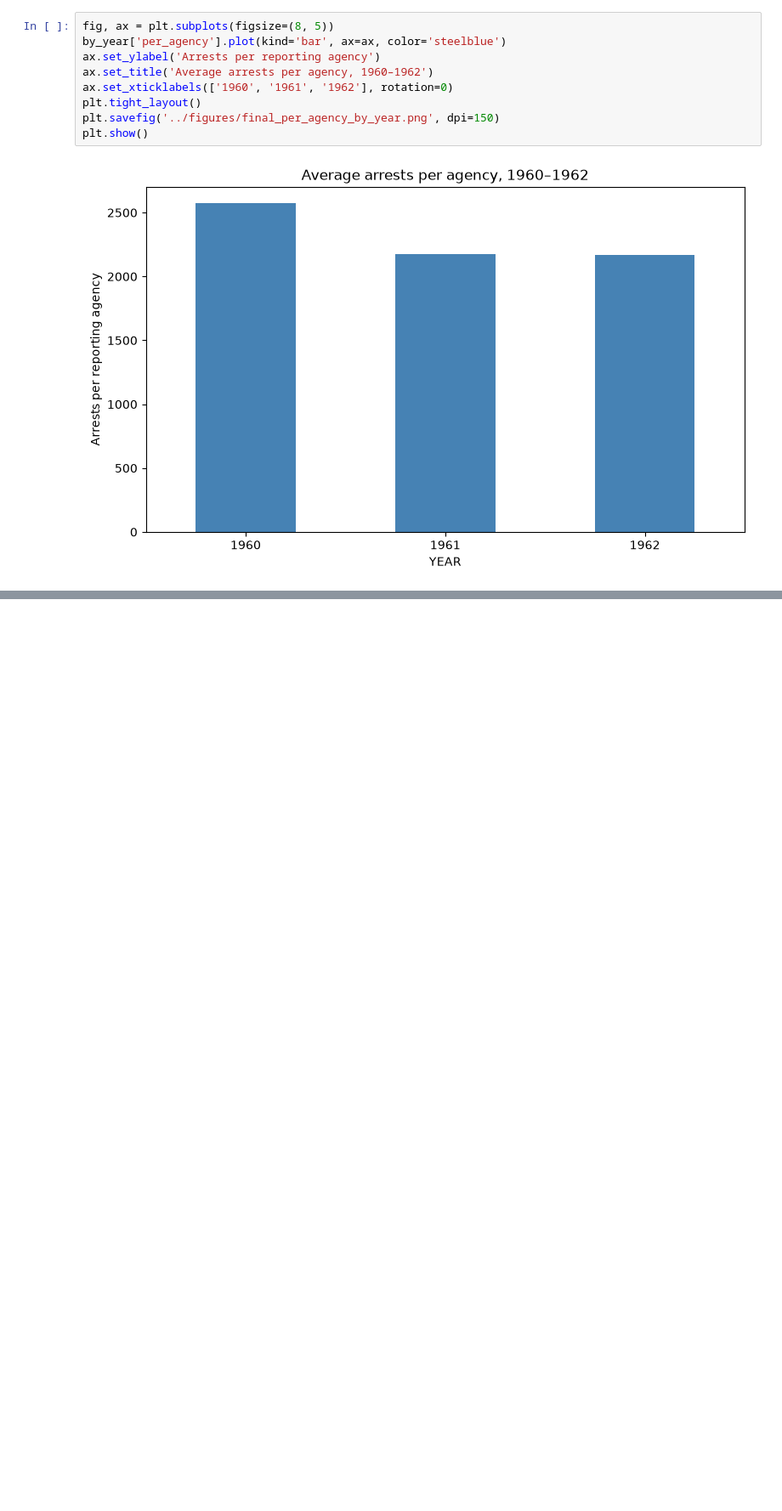
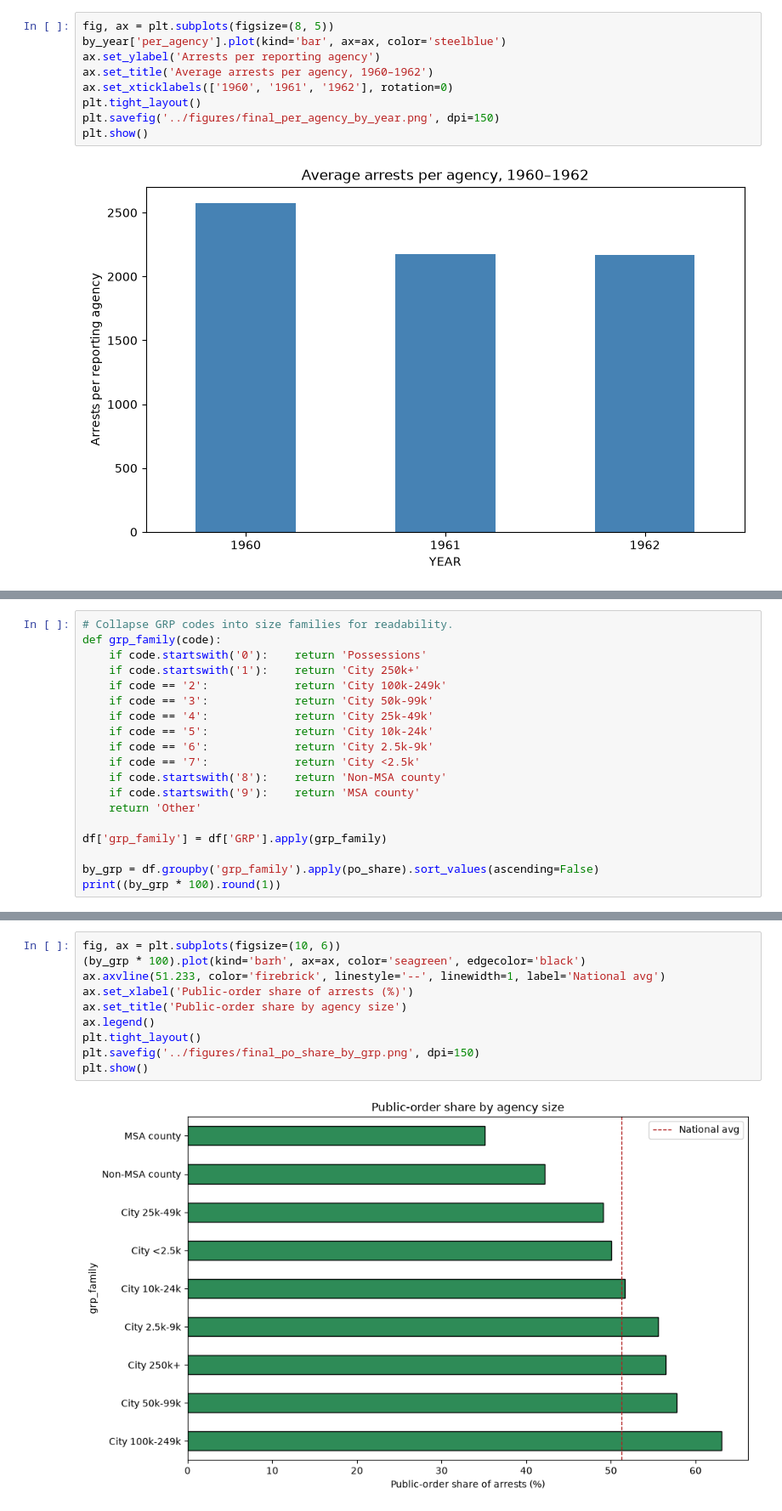
Before and after one commit to Deoxxysss/real-dataset-investigation, a Jupyter notebook: Notebooks/04_final_analysis.ipynb, the cells around one changed output, grey strips where cells are left out. Shown at 85% size. Cells and saved outputs as stored; diff of their text form; blank space fills up the shorter version.

```diff
--- a/Notebooks/04_final_analysis.ipynb
+++ b/Notebooks/04_final_analysis.ipynb
@@ -170,0 +284,19 @@ plt.show()
+# %%
+# Collapse GRP codes into size families for readability.
+def grp_family(code):
+    if code.startswith('0'):    return 'Possessions'
+    if code.startswith('1'):    return 'City 250k+'
+    if code == '2':             return 'City 100k-249k'
+    if code == '3':             return 'City 50k-99k'
+    if code == '4':             return 'City 25k-49k'
+    if code == '5':             return 'City 10k-24k'
+    if code == '6':             return 'City 2.5k-9k'
+    if code == '7':             return 'City <2.5k'
+    if code.startswith('8'):    return 'Non-MSA county'
+    if code.startswith('9'):    return 'MSA county'
+    return 'Other'
+
+df['grp_family'] = df['GRP'].apply(grp_family)
+
+by_grp = df.groupby('grp_family').apply(po_share).sort_values(ascending=False)
+print((by_grp * 100).round(1))
@@ -170,0 +315,12 @@ plt.show()
+# %%
+fig, ax = plt.subplots(figsize=(10, 6))
+(by_grp * 100).plot(kind='barh', ax=ax, color='seagreen', edgecolor='black')
+ax.axvline(51.233, color='firebrick', linestyle='--', linewidth=1, label='National avg')
+ax.set_xlabel('Public-order share of arrests (%)')
+ax.set_title('Public-order share by agency size')
+ax.legend()
+plt.tight_layout()
+plt.savefig('../figures/final_po_share_by_grp.png', dpi=150)
+plt.show()
+# %% [output]
+[figure, added]
```
Also changed, not shown: parts of 30 cells of this notebook, 10 other files.
